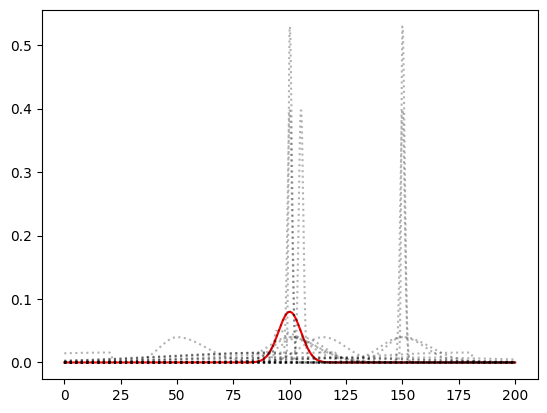
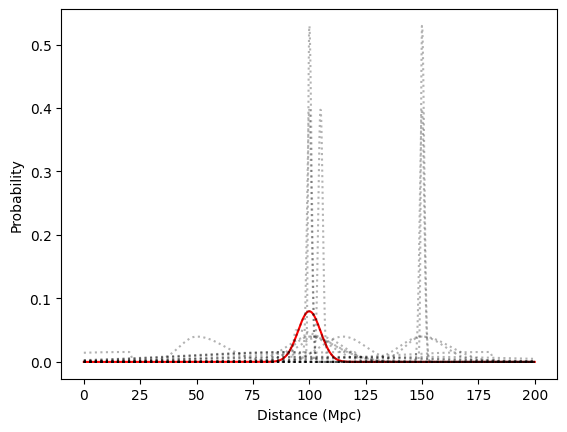
The notebook cell's code change between the first figure and the second:
--- before
+++ after
@@ -6,2 +6,4 @@
     test = ag.pdf(PDF_X, **test_params)
     ax.plot(PDF_X, test, color="k", alpha=0.3, linestyle=":")
+    ax.set_xlabel('Distance (Mpc)')
+    ax.set_ylabel('Probability')

Commit: Poster Working